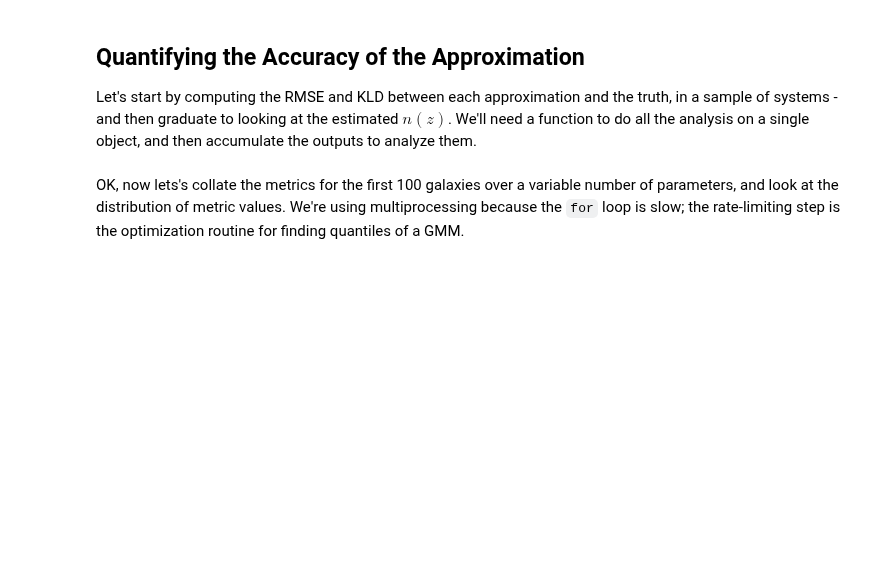
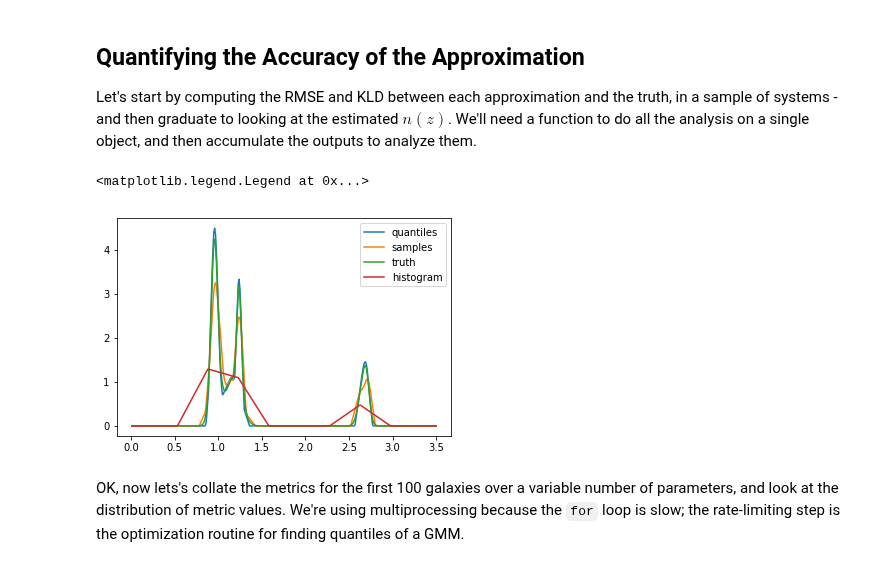
Before and after one commit to aimalz/qp, a Jupyter notebook: docs/desc-0000-qp-photo-z_approximation/research/data_exploration.ipynb, the cells around one changed output. Cells and saved outputs as stored; diff of their text form; code cells hidden in the pictures; blank space fills up the shorter version.

```diff
--- a/docs/desc-0000-qp-photo-z_approximation/research/data_exploration.ipynb
+++ b/docs/desc-0000-qp-photo-z_approximation/research/data_exploration.ipynb
@@ -127,21 +149,27 @@ Let's start by computing the RMSE and KLD between each approximation and the tru
 # this is a test of the experimental qp.Ensemble object!
 
 def analyze(pdfs, N_comps, z, N_floats):
+    z_low, z_high = min(z), max(z)
     N_pdfs = len(pdfs)
+    out_E = {}
     E = qp.Ensemble(N_pdfs, gridded=(z, pdfs))
     E.sample(100)
     GMMs = E.mix_mod_fit(N=N_comps)
     Ef = qp.Ensemble(N_pdfs, truth=GMMs)
-    Et = qp.Ensemble(N_pdfs, gridded=Ef.evaluate(z))
-    t_stack = Et.stack(z, using='gridded')
+    out_E['truth'] = Ef
+    #Et = qp.Ensemble(N_pdfs, gridded=Ef.evaluate(z))
+    #t_stack = Et.stack(z, using='gridded')
+    #out_E['gridded'] = Et
     Eq = qp.Ensemble(N_pdfs, quantiles=Ef.quantize(N=N_floats))
-    q_stack = Eq.stack(z, using='quantiles')
-    Eh = qp.Ensemble(N_pdfs, histogram=Ef.histogramize(N=N_floats))
-    h_stack = Eh.stack(z, using='histogram')
+    #q_stack = Eq.stack(z, using='quantiles')
+    out_E['quantiles'] = Eq
+    Eh = qp.Ensemble(N_pdfs, histogram=Ef.histogramize(N=N_floats, binrange=(z_low, z_high)))
+    #h_stack = Eh.stack(z, using='histogram')
+    out_E['histogram'] = Eh
     Es = qp.Ensemble(N_pdfs, samples=Ef.sample(N=N_floats))
-    s_stack = Es.stack(z, using='samples')
-
-    return(t_stack, q_stack, h_stack, s_stack)#, KLDs, RMSEs)
+    #s_stack = Es.stack(z, using='samples')
+    out_E['samples'] = Es
+    return(out_E)#, KLDs, RMSEs)
 # %%
 # this is a test of the experimental qp.Ensemble object!
 
@@ -150,5 +178,13 @@ full_gal_range = range(n_gals_tot)
 subset = np.random.choice(full_gal_range, 6)
 pdfs_to_use = pdfs[subset]
 results = analyze(pdfs_to_use, 2, z, 10)
-for est in results:
-    plt.plot(est[0], est[1])
+# %%
+stack_ests = {}
+for est in results.keys():
+    to_plot = results[est].stack(z, using=est)
+    stack_ests[est] = to_plot
+    plt.plot(to_plot[0], to_plot[1], label=est)
+plt.legend()
+# %% [output]
+<matplotlib.legend.Legend at 0x...>
+[figure, added]
```
Also changed, not shown: parts of 13 cells of this notebook, 1 other file.
